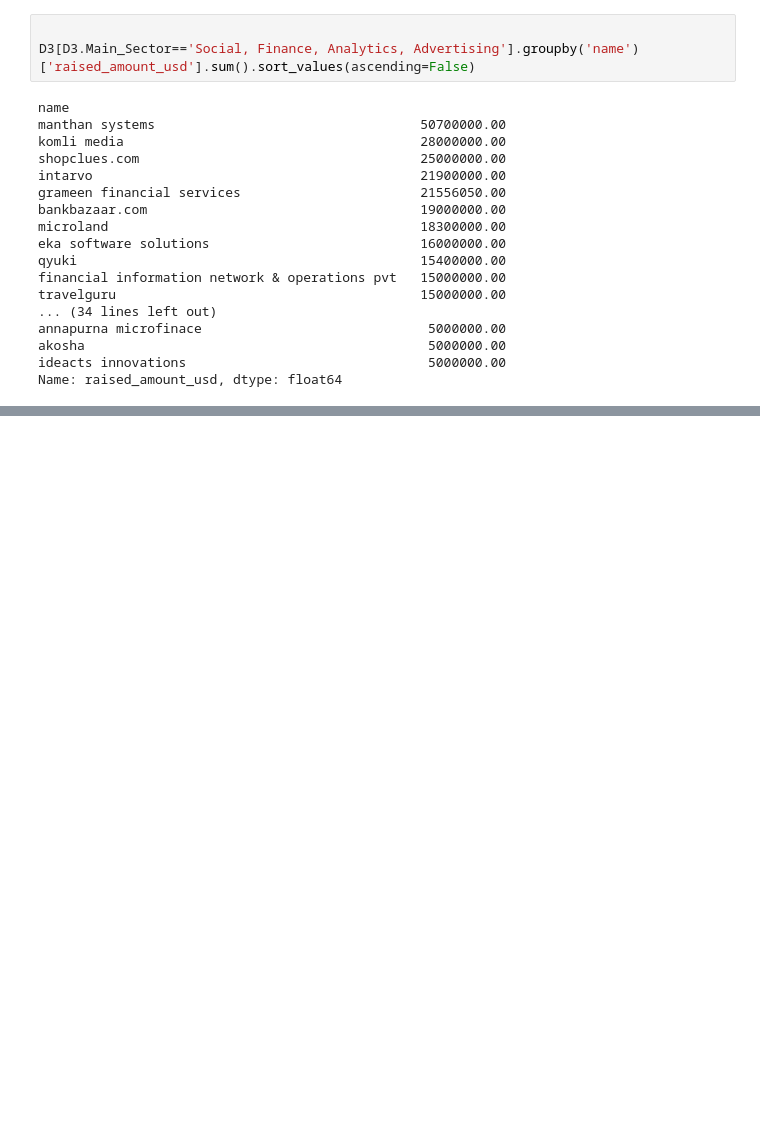
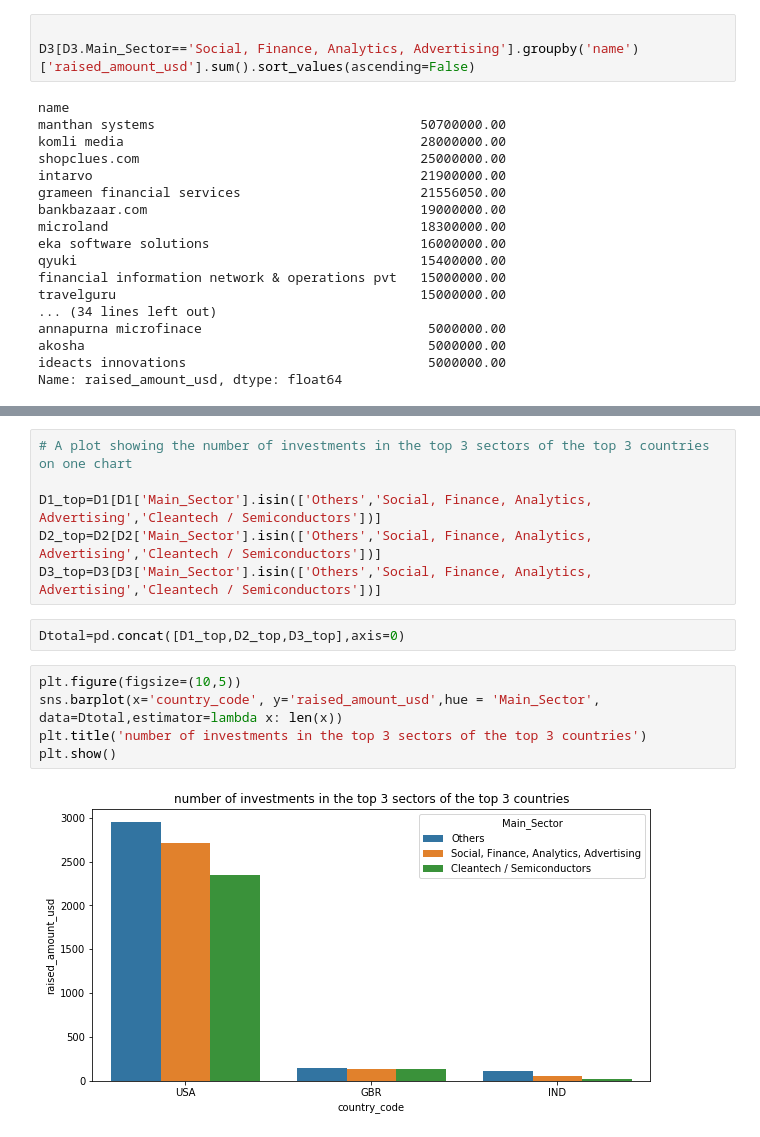
Before and after one commit to anushkaparadkar/Investment-Analysis-Assignment, a Jupyter notebook: Investment Analysis.ipynb, the cells around one changed output, grey strips where cells are left out. Cells and saved outputs as stored; diff of their text form; blank space fills up the shorter version.

```diff
--- a/Investment Analysis.ipynb
+++ b/Investment Analysis.ipynb
@@ -666,0 +720,15 @@ Name: raised_amount_usd, dtype: float64
+# %%
+# A plot showing the number of investments in the top 3 sectors of the top 3 countries on one chart
+
+D1_top=D1[D1['Main_Sector'].isin(['Others','Social, Finance, Analytics, Advertising','Cleantech / Semiconductors'])]
+D2_top=D2[D2['Main_Sector'].isin(['Others','Social, Finance, Analytics, Advertising','Cleantech / Semiconductors'])]
+D3_top=D3[D3['Main_Sector'].isin(['Others','Social, Finance, Analytics, Advertising','Cleantech / Semiconductors'])]
+# %%
+Dtotal=pd.concat([D1_top,D2_top,D3_top],axis=0)
+# %%
+plt.figure(figsize=(10,5))
+sns.barplot(x='country_code', y='raised_amount_usd',hue = 'Main_Sector', data=Dtotal,estimator=lambda x: len(x))
+plt.title('number of investments in the top 3 sectors of the top 3 countries')
+plt.show()
+# %% [output]
+[figure, added]
```
Also changed, not shown: parts of 9 cells of this notebook, 2 other files.
